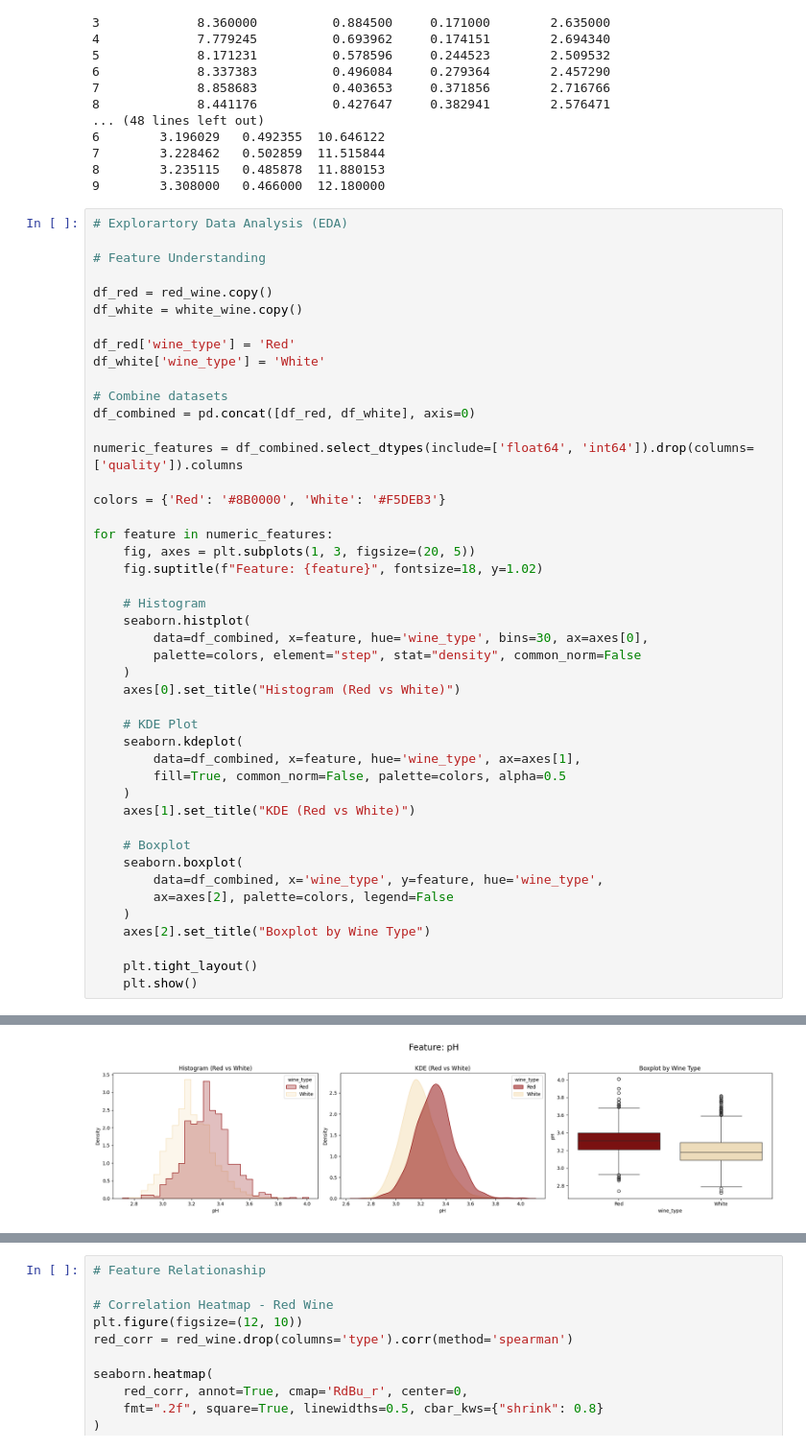
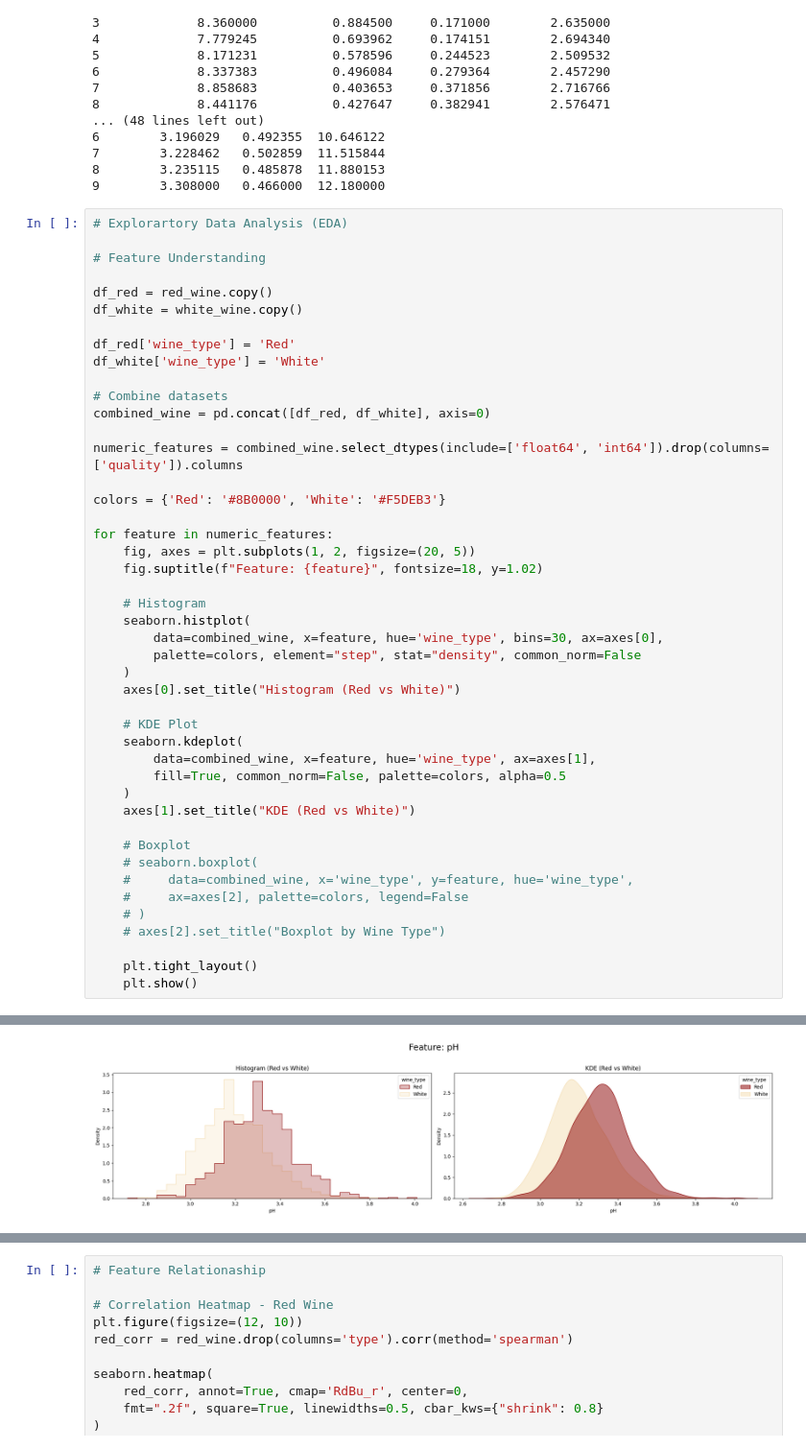
Before and after one commit to SamraatJain9/CSC2034_Project_Data, a Jupyter notebook: main.ipynb, the cells around one changed output, grey strips where cells are left out. Shown at 96% size. Cells and saved outputs as stored; diff of their text form.

```diff
--- a/main.ipynb
+++ b/main.ipynb
@@ -300,36 +300,36 @@ df_red['wine_type'] = 'Red'
 df_white['wine_type'] = 'White'
 
 # Combine datasets
-df_combined = pd.concat([df_red, df_white], axis=0)
+combined_wine = pd.concat([df_red, df_white], axis=0)
 
-numeric_features = df_combined.select_dtypes(include=['float64', 'int64']).drop(columns=['quality']).columns
+numeric_features = combined_wine.select_dtypes(include=['float64', 'int64']).drop(columns=['quality']).columns
 
 colors = {'Red': '#8B0000', 'White': '#F5DEB3'}
 
 for feature in numeric_features:
-    fig, axes = plt.subplots(1, 3, figsize=(20, 5))
+    fig, axes = plt.subplots(1, 2, figsize=(20, 5))
     fig.suptitle(f"Feature: {feature}", fontsize=18, y=1.02)
 
     # Histogram
     seaborn.histplot(
-        data=df_combined, x=feature, hue='wine_type', bins=30, ax=axes[0],
+        data=combined_wine, x=feature, hue='wine_type', bins=30, ax=axes[0],
         palette=colors, element="step", stat="density", common_norm=False
     )
     axes[0].set_title("Histogram (Red vs White)")
 
     # KDE Plot
     seaborn.kdeplot(
-        data=df_combined, x=feature, hue='wine_type', ax=axes[1],
+        data=combined_wine, x=feature, hue='wine_type', ax=axes[1],
         fill=True, common_norm=False, palette=colors, alpha=0.5
     )
     axes[1].set_title("KDE (Red vs White)")
 
     # Boxplot
-    seaborn.boxplot(
-        data=df_combined, x='wine_type', y=feature, hue='wine_type',
-        ax=axes[2], palette=colors, legend=False
-    )
-    axes[2].set_title("Boxplot by Wine Type")
+    # seaborn.boxplot(
+    #     data=combined_wine, x='wine_type', y=feature, hue='wine_type',
+    #     ax=axes[2], palette=colors, legend=False
+    # )
+    # axes[2].set_title("Boxplot by Wine Type")
 
     plt.tight_layout()
     plt.show()
@@ -345 +345 @@ for feature in numeric_features:
-[figure, old version]
+[figure, new version]
```
Also changed, not shown: parts of 5 cells of this notebook.
